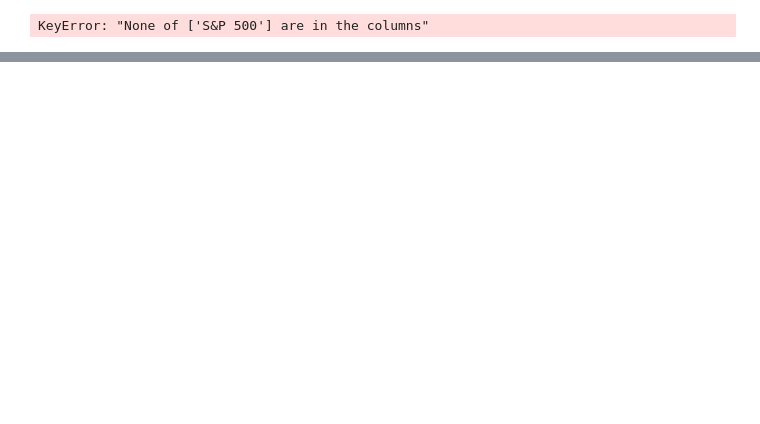
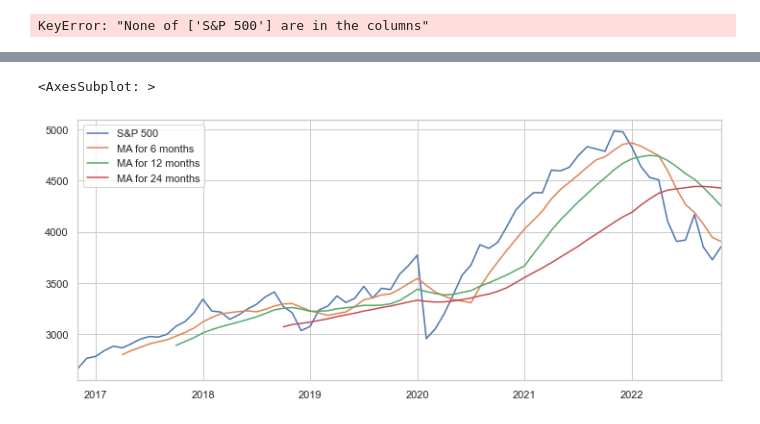
Before and after one commit to RaphHer/Project_Final_Ironhack, a Jupyter notebook: 5. Quandl Visualization .ipynb, the cells around one changed output, grey strips where cells are left out. Drawn from its saved outputs; the diff is of its cells as text; code cells hidden in the pictures; blank space fills up the shorter version.

```diff
--- a/5. Quandl Visualization .ipynb
+++ b/5. Quandl Visualization .ipynb
@@ -383,0 +386,8 @@ KeyError: "None of ['S&P 500'] are in the columns"
+# %%
+df_merged = pd.read_csv(r".\cleaned_data\02. Quandl\df_merged_quandl.csv") # open the dataframe
+df_merged['Date'] = df_merged["Date"].astype('datetime64[ns]') # change the date from object to datatime - important for visalization
+df_merged['Date'] = pd.to_datetime(df_merged['Date']) # putting back the day so we have beginning of the month everywhere
+df_merged = df_merged.set_index(pd.DatetimeIndex(df_merged['Date'].values))
+df_merged.drop(['Date','M2', 'CPI', 'RE Loan', 'Initial Claims', 'Revolving Credit', 'index', 'PMI'], axis = 1 , inplace = True)
+df_merged = df_merged[1750:]
+df_merged
@@ -383,0 +408,9 @@ KeyError: "None of ['S&P 500'] are in the columns"
+# %%
+ma_months = [6,12,24]
+
+for ma in ma_months:
+    column_name = "MA for %s months" %(str(ma))
+
+    df_merged[column_name] = df_merged['S&P 500'].rolling(window=ma,center=False).mean()
+
+df_merged.tail()
@@ -383,0 +424,5 @@ KeyError: "None of ['S&P 500'] are in the columns"
+# %%
+df_merged[['S&P 500','MA for 6 months','MA for 12 months','MA for 24 months']].plot(subplots=False,figsize=(12,5))
+# %% [output]
+<AxesSubplot: >
+[figure, added]
```
Also changed, not shown: parts of 10 cells of this notebook, 3 other files.
